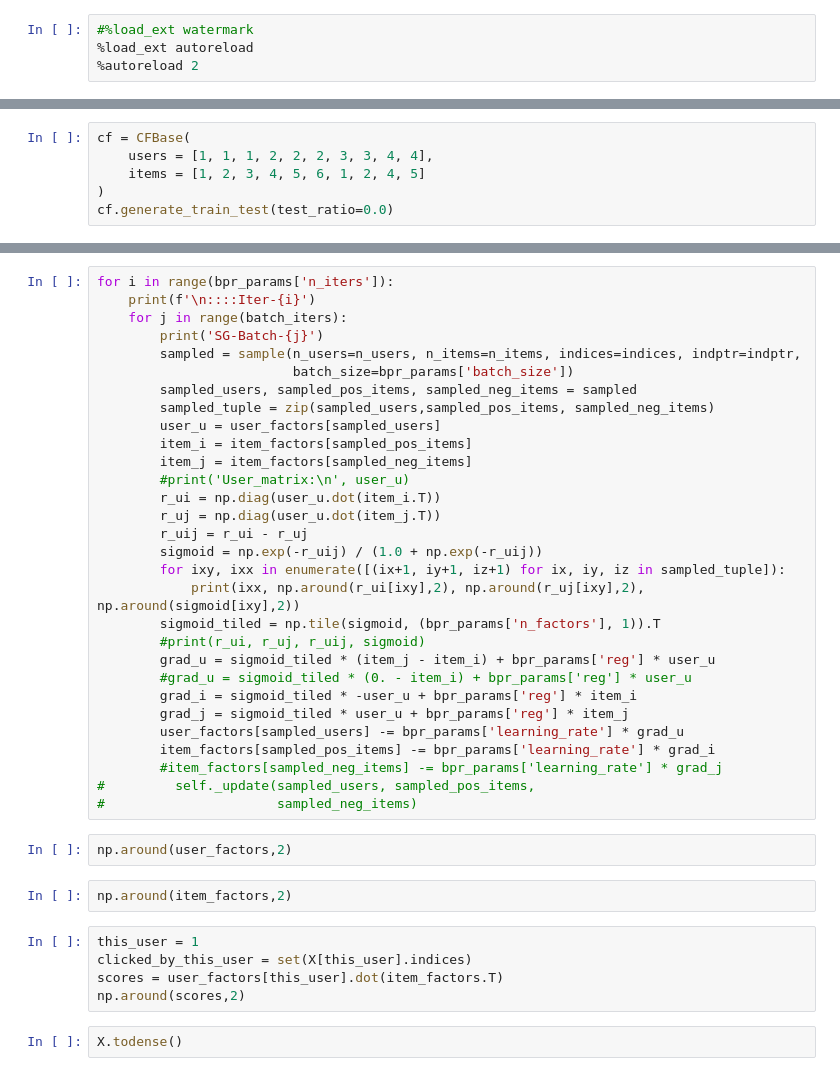
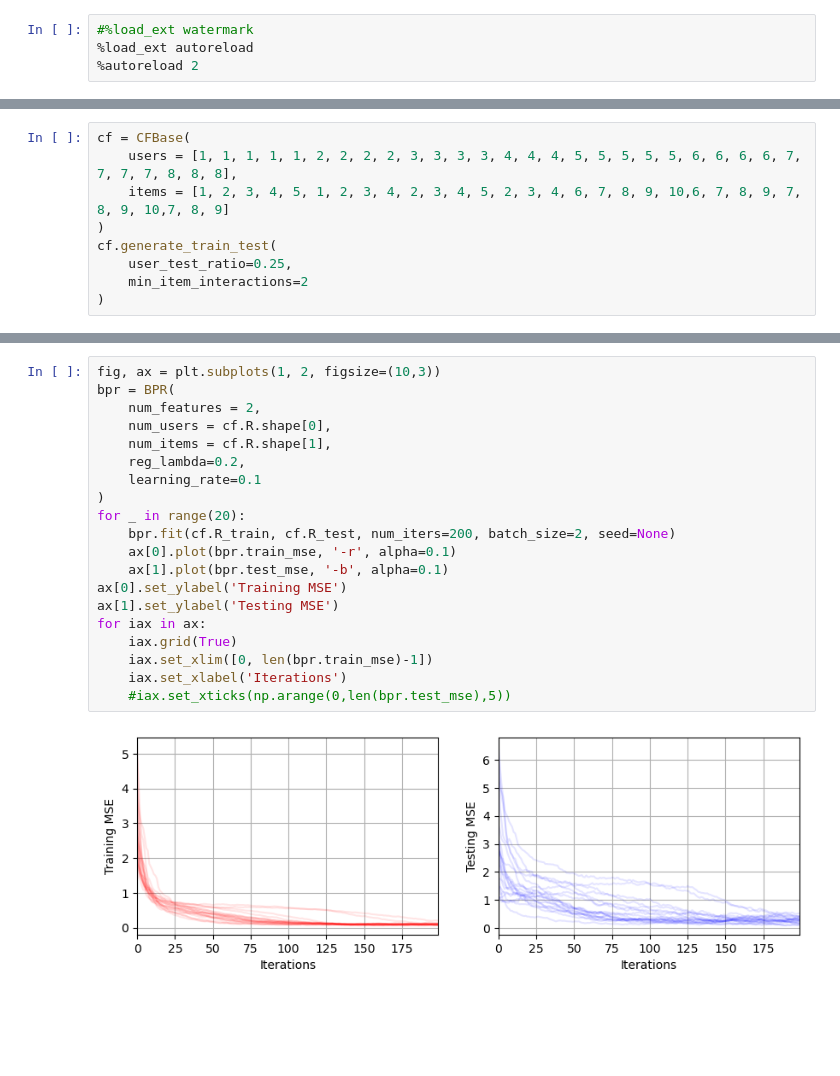
Before and after one commit to rimplesandhu/pybpr, a Jupyter notebook: examples/bpr_simple.ipynb, the cells around one changed output, grey strips where cells are left out. Drawn from its saved outputs; the diff is of its cells as text; blank space fills up the shorter version.

```diff
--- a/examples/bpr_simple.ipynb
+++ b/examples/bpr_simple.ipynb
@@ -18,7 +15,10 @@ from bpr import *
 import matplotlib.pyplot as plt
 # %%
 cf = CFBase(
-    users = [1, 1, 1, 2, 2, 2, 3, 3, 4, 4],
-    items = [1, 2, 3, 4, 5, 6, 1, 2, 4, 5]
+    users = [1, 1, 1, 1, 1, 2, 2, 2, 2, 3, 3, 3, 3, 4, 4, 4, 5, 5, 5, 5, 5, 6, 6, 6, 6, 7, 7, 7, 7, 8, 8, 8],
+    items = [1, 2, 3, 4, 5, 1, 2, 3, 4, 2, 3, 4, 5, 2, 3, 4, 6, 7, 8, 9, 10,6, 7, 8, 9, 7, 8, 9, 10,7, 8, 9]
 )
-cf.generate_train_test(test_ratio=0.0)
+cf.generate_train_test(
+    user_test_ratio=0.25,
+    min_item_interactions=2
+)
@@ -129,41 +36,22 @@ np.zeros(1, dtype=int)
-# %%
-for i in range(bpr_params['n_iters']):
-    print(f'\n::::Iter-{i}')
-    for j in range(batch_iters):
-        print('SG-Batch-{j}')
-        sampled = sample(n_users=n_users, n_items=n_items, indices=indices, indptr=indptr,
-                         batch_size=bpr_params['batch_size'])
-        sampled_users, sampled_pos_items, sampled_neg_items = sampled
-        sampled_tuple = zip(sampled_users,sampled_pos_items, sampled_neg_items)
-        user_u = user_factors[sampled_users]
-        item_i = item_factors[sampled_pos_items]
-        item_j = item_factors[sampled_neg_items]
-        #print('User_matrix:\n', user_u)
-        r_ui = np.diag(user_u.dot(item_i.T))
-        r_uj = np.diag(user_u.dot(item_j.T))
-        r_uij = r_ui - r_uj
-        sigmoid = np.exp(-r_uij) / (1.0 + np.exp(-r_uij))
-        for ixy, ixx in enumerate([(ix+1, iy+1, iz+1) for ix, iy, iz in sampled_tuple]):
-            print(ixx, np.around(r_ui[ixy],2), np.around(r_uj[ixy],2), np.around(sigmoid[ixy],2))
-        sigmoid_tiled = np.tile(sigmoid, (bpr_params['n_factors'], 1)).T
-        #print(r_ui, r_uj, r_uij, sigmoid)
-        grad_u = sigmoid_tiled * (item_j - item_i) + bpr_params['reg'] * user_u
-        #grad_u = sigmoid_tiled * (0. - item_i) + bpr_params['reg'] * user_u
-        grad_i = sigmoid_tiled * -user_u + bpr_params['reg'] * item_i
-        grad_j = sigmoid_tiled * user_u + bpr_params['reg'] * item_j
-        user_factors[sampled_users] -= bpr_params['learning_rate'] * grad_u
-        item_factors[sampled_pos_items] -= bpr_params['learning_rate'] * grad_i
-        #item_factors[sampled_neg_items] -= bpr_params['learning_rate'] * grad_j
-#         self._update(sampled_users, sampled_pos_items,
-#                      sampled_neg_items)
-# %%
-np.around(user_factors,2)
-# %%
-np.around(item_factors,2)
-# %%
-this_user = 1
-clicked_by_this_user = set(X[this_user].indices)
-scores = user_factors[this_user].dot(item_factors.T)
-np.around(scores,2)
-# %%
-X.todense()
+# %%
+fig, ax = plt.subplots(1, 2, figsize=(10,3))
+bpr = BPR(
+    num_features = 2,
+    num_users = cf.R.shape[0],
+    num_items = cf.R.shape[1],
+    reg_lambda=0.2,
+    learning_rate=0.1
+)
+for _ in range(20):
+    bpr.fit(cf.R_train, cf.R_test, num_iters=200, batch_size=2, seed=None)
+    ax[0].plot(bpr.train_mse, '-r', alpha=0.1)
+    ax[1].plot(bpr.test_mse, '-b', alpha=0.1)
+ax[0].set_ylabel('Training MSE')
+ax[1].set_ylabel('Testing MSE')
+for iax in ax:
+    iax.grid(True)
+    iax.set_xlim([0, len(bpr.train_mse)-1])
+    iax.set_xlabel('Iterations')
+    #iax.set_xticks(np.arange(0,len(bpr.test_mse),5))
+# %% [output]
+[figure, added]
```
Also changed, not shown: parts of 29 cells of this notebook, 7 other files.
